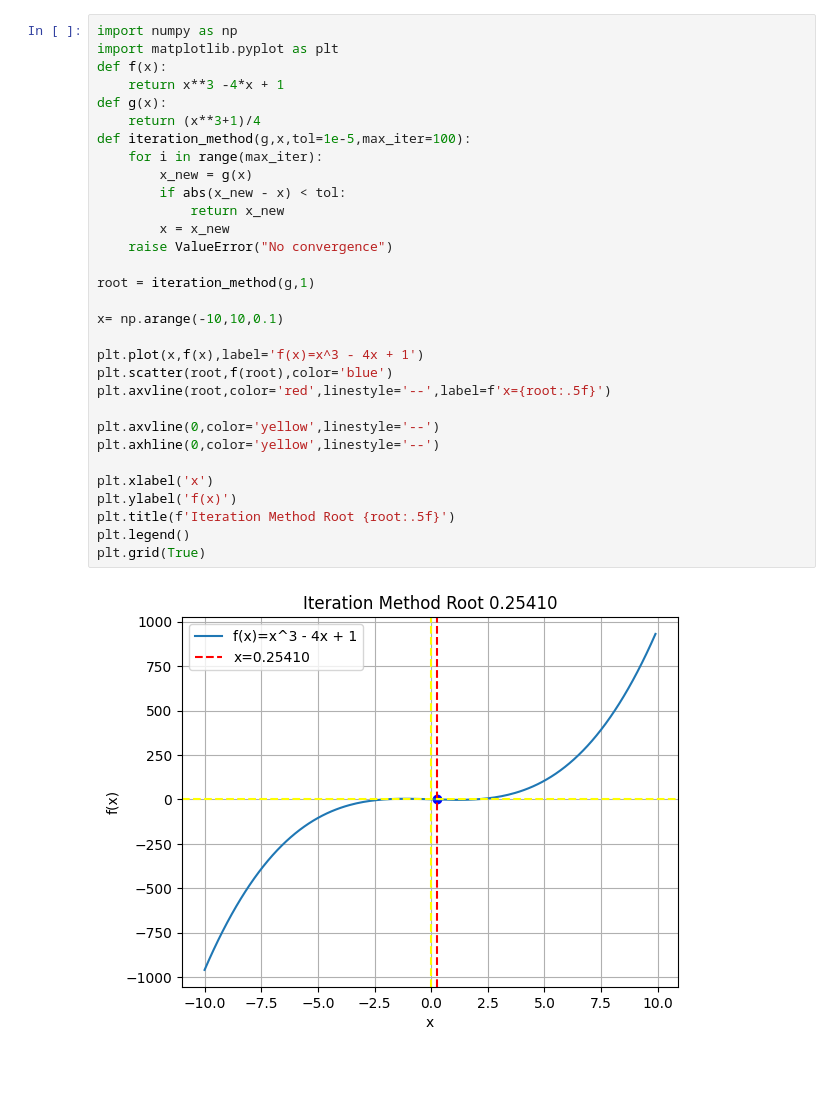
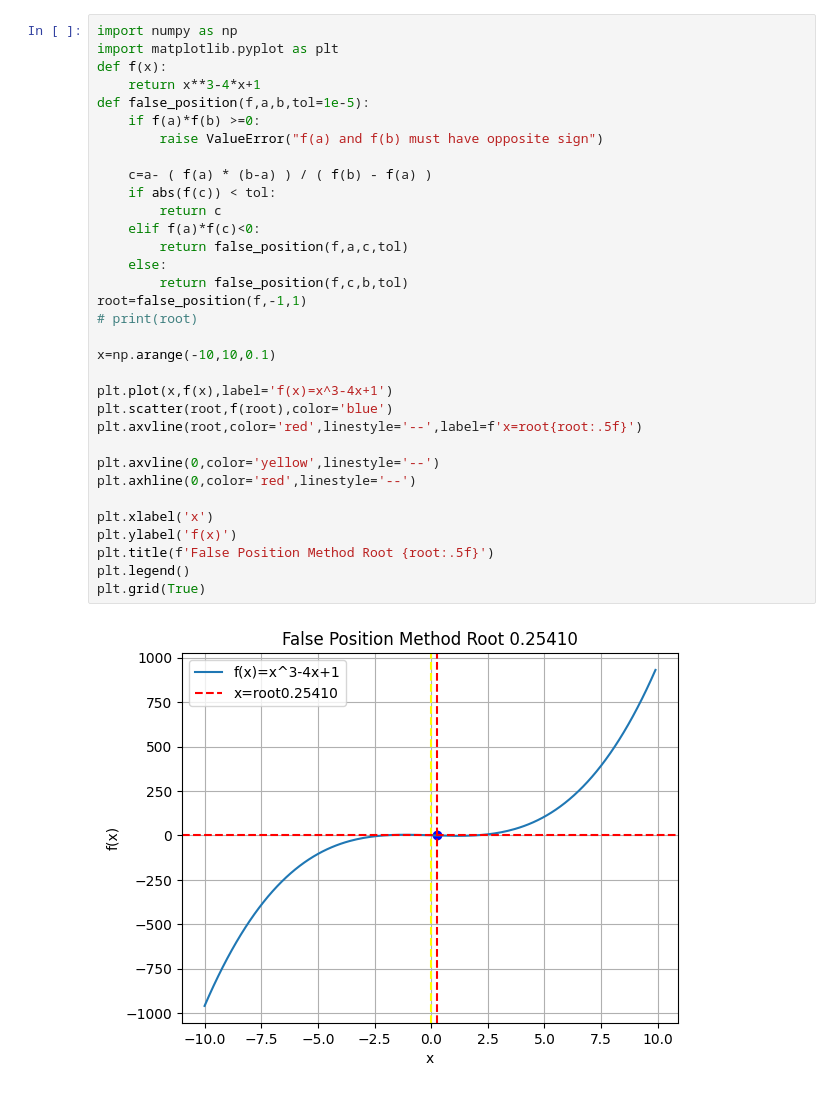
Before and after one commit to pronad1/Python-Library, a Jupyter notebook: test.ipynb, the cells around one changed output. Drawn from its saved outputs; the diff is of its cells as text.

Commit message:
false

```diff
--- a/test.ipynb
+++ b/test.ipynb
@@ -1,33 +1,35 @@
 # %%
 import numpy as np
 import matplotlib.pyplot as plt
 def f(x):
-    return x**3 -4*x + 1
-def g(x):
-    return (x**3+1)/4
-def iteration_method(g,x,tol=1e-5,max_iter=100):
-    for i in range(max_iter):
-        x_new = g(x)
-        if abs(x_new - x) < tol:
-            return x_new
-        x = x_new
-    raise ValueError("No convergence")
+    return x**3-4*x+1
+def false_position(f,a,b,tol=1e-5):
+    if f(a)*f(b) >=0:
+        raise ValueError("f(a) and f(b) must have opposite sign")
 
-root = iteration_method(g,1)
+    c=a- ( f(a) * (b-a) ) / ( f(b) - f(a) )
+    if abs(f(c)) < tol:
+        return c
+    elif f(a)*f(c)<0:
+        return false_position(f,a,c,tol)
+    else:
+        return false_position(f,c,b,tol)
+root=false_position(f,-1,1)
+# print(root)
 
-x= np.arange(-10,10,0.1)
+x=np.arange(-10,10,0.1)
 
-plt.plot(x,f(x),label='f(x)=x^3 - 4x + 1')
+plt.plot(x,f(x),label='f(x)=x^3-4x+1')
 plt.scatter(root,f(root),color='blue')
-plt.axvline(root,color='red',linestyle='--',label=f'x={root:.5f}')
+plt.axvline(root,color='red',linestyle='--',label=f'x=root{root:.5f}')
 
 plt.axvline(0,color='yellow',linestyle='--')
-plt.axhline(0,color='yellow',linestyle='--')
+plt.axhline(0,color='red',linestyle='--')
 
 plt.xlabel('x')
 plt.ylabel('f(x)')
-plt.title(f'Iteration Method Root {root:.5f}')
+plt.title(f'False Position Method Root {root:.5f}')
 plt.legend()
 plt.grid(True)
 # %% [output]
-[figure, old version]
+[figure, new version]
```
Also changed, not shown: 1 other file.
